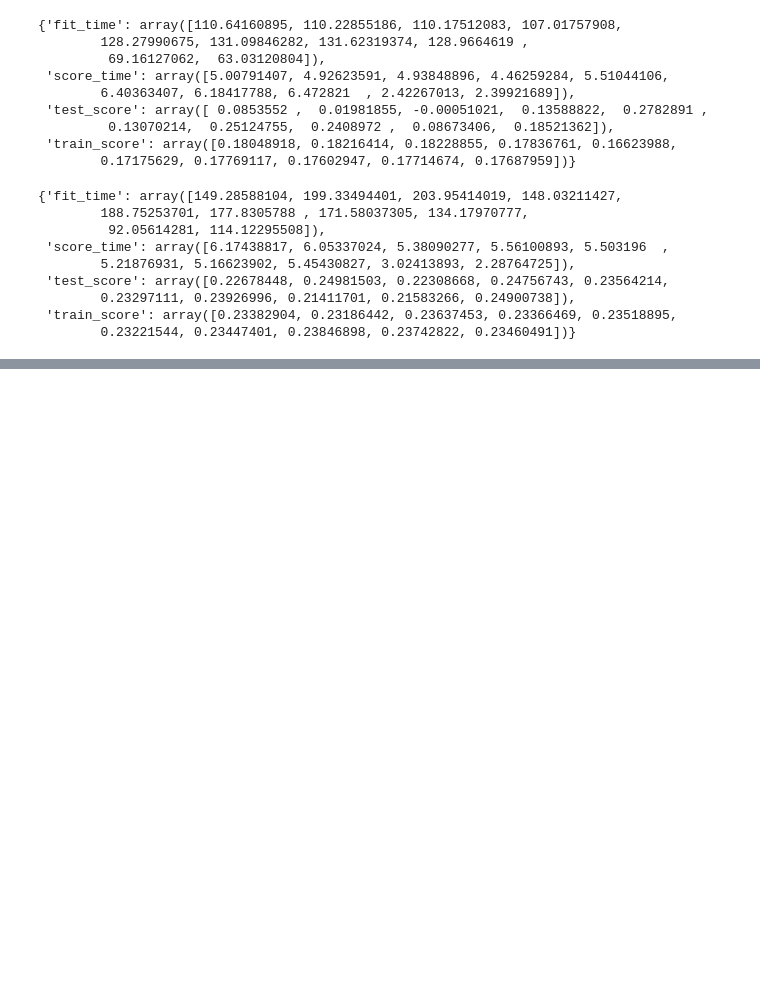
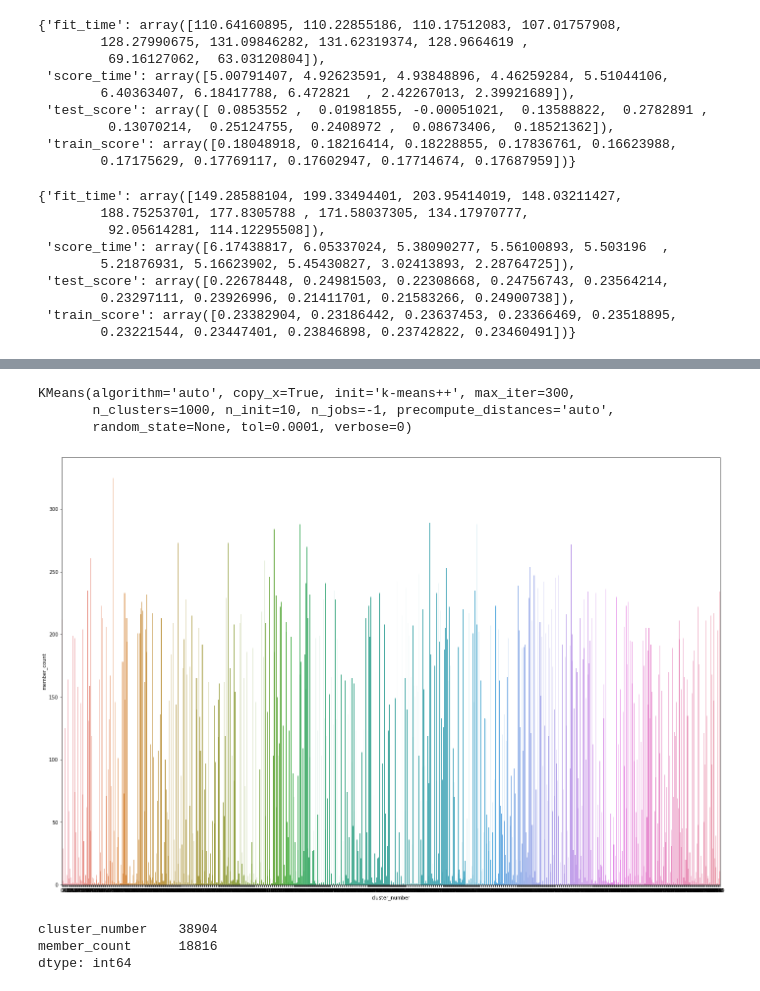
Before and after one commit to sandy-lee/Reverse-Engineering-Google-Pagespeed, a Jupyter notebook: flatiron_school_mod_7_projecy_modelling_notebook.ipynb, the cells around one changed output, grey strips where cells are left out. Cells and saved outputs as stored; diff of their text form; code cells hidden in the pictures; blank space fills up the shorter version.

```diff
--- a/flatiron_school_mod_7_projecy_modelling_notebook.ipynb
+++ b/flatiron_school_mod_7_projecy_modelling_notebook.ipynb
@@ -320,0 +329,28 @@ svm_reg_poly_kfold
+# %%
+k_means_obj.fit(cluster_df)
+# %% [output]
+KMeans(algorithm='auto', copy_x=True, init='k-means++', max_iter=300,
+       n_clusters=1000, n_init=10, n_jobs=-1, precompute_distances='auto',
+       random_state=None, tol=0.0001, verbose=0)
+# %%
+cluster_assignments = k_means_obj.predict(cluster_df)
+# %%
+cluster_assignments_df = pd.DataFrame(cluster_assignments)
+# %%
+clustergroup_df = pd.DataFrame(data = cluster_assignments_df.groupby(0)[0].count())
+clustergroup_df.columns = ['member_count']
+clustergroup_df.reset_index(inplace = True)
+clustergroup_df.columns = ['cluster_number', 'member_count']
+clustergroup_df.sort_values(by = ['member_count'], axis = 0, inplace = True, ascending = False)
+# %%
+fig_dims = (24, 16)
+fig, ax = plt.subplots(figsize=fig_dims)
+sns.barplot(x="cluster_number", y="member_count", data=clustergroup_df.head(1000));
+# %% [output]
+[figure, added]
+# %%
+clustergroup_df.head(80).sum()
+# %% [output]
+cluster_number    38904
+member_count      18816
+dtype: int64
```
Also changed, not shown: parts of 20 cells of this notebook, 1 other file.
